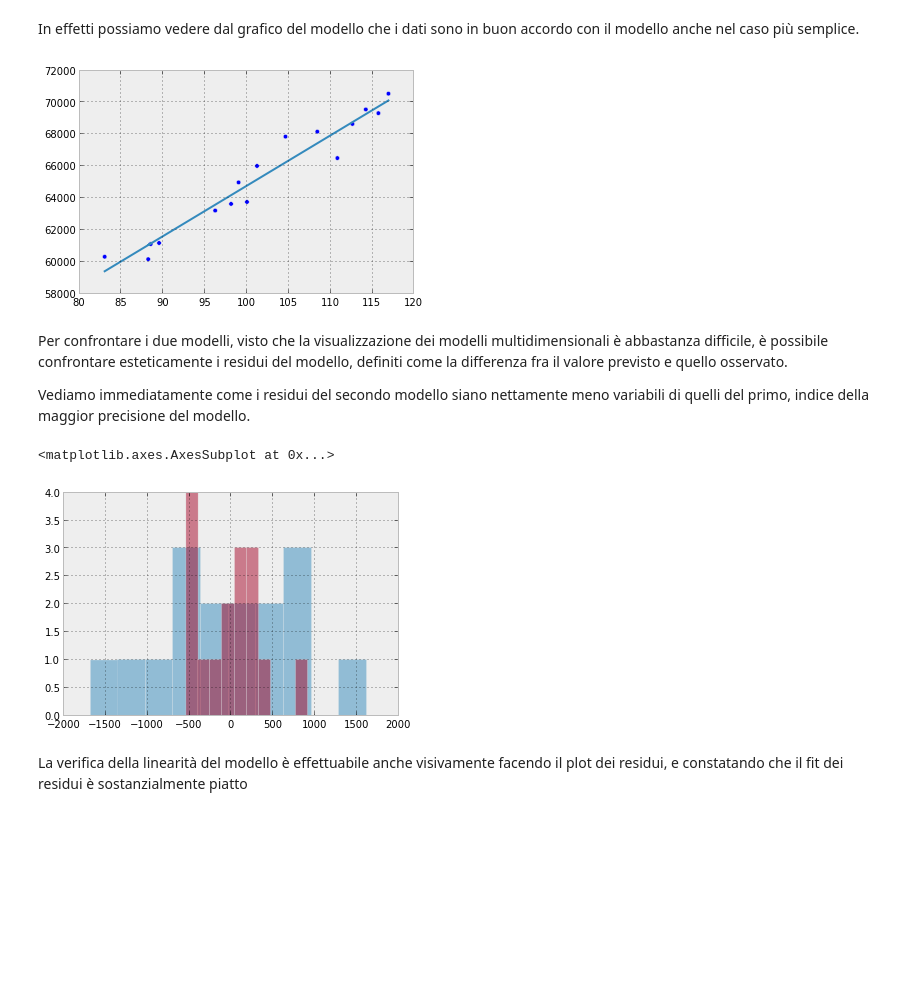
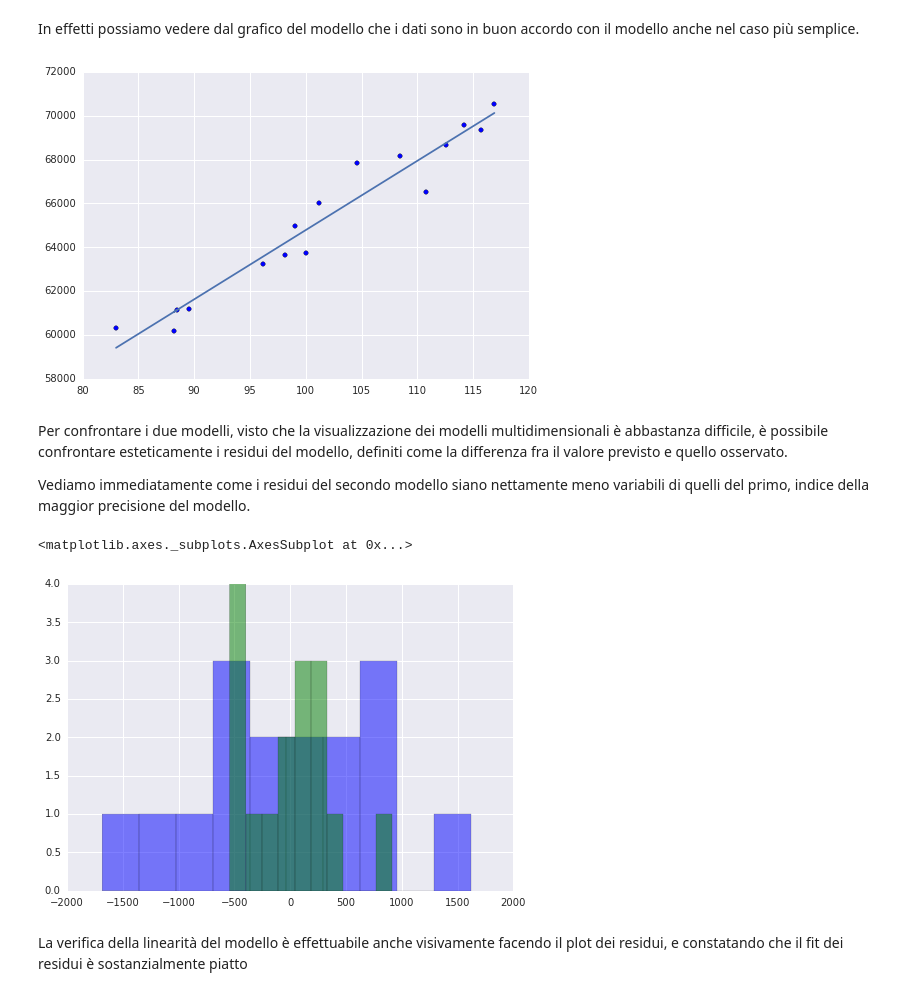
Before and after one commit to EnricoGiampieri/lezionipython, a Jupyter notebook: metodi fisici - analisi dati.ipynb, the cells around one changed output. Saved outputs shown, nothing was run; the diff lists cells and outputs as text; code cells hidden in the pictures; blank space fills up the shorter version.

```diff
--- a/metodi fisici - analisi dati.ipynb
+++ b/metodi fisici - analisi dati.ipynb
@@ -555,20 +600,20 @@ anova_lm(res2, res1)
 # %% [markdown]
 In effetti possiamo vedere dal grafico del modello che i dati sono in buon accordo con il modello anche nel caso più semplice.
 # %%
-scatter(longley['GNPDEFL'], longley['TOTEMP'])
-plot(longley['GNPDEFL'], res2.fittedvalues);
+plt.scatter(longley['GNPDEFL'], longley['TOTEMP'])
+plt.plot(longley['GNPDEFL'], res2.fittedvalues);
 # %% [output]
-[figure, old version]
+[figure, new version]
 # %% [markdown]
 Per confrontare i due modelli, visto che la visualizzazione dei modelli multidimensionali è abbastanza difficile, è possibile confrontare esteticamente i residui del modello, definiti come la differenza fra il valore previsto e quello osservato.
 
 Vediamo immediatamente come i residui del secondo modello siano nettamente meno variabili di quelli del primo, indice della maggior precisione del modello.
 # %%
-res2.resid.hist(alpha=0.5)
-res1.resid.hist(alpha=0.5)
+res2.resid.hist(color='b', alpha=0.5)
+res1.resid.hist(color='g', alpha=0.5)
 # %% [output]
-<matplotlib.axes.AxesSubplot at 0x...>
+<matplotlib.axes._subplots.AxesSubplot at 0x...>
-[figure, old version]
+[figure, new version]
 # %% [markdown]
 La verifica della linearità del modello è effettuabile anche visivamente facendo il plot dei residui, e constatando che il fit dei residui è sostanzialmente piatto
 # %%
```
Also changed, not shown: parts of 91 cells of this notebook.
